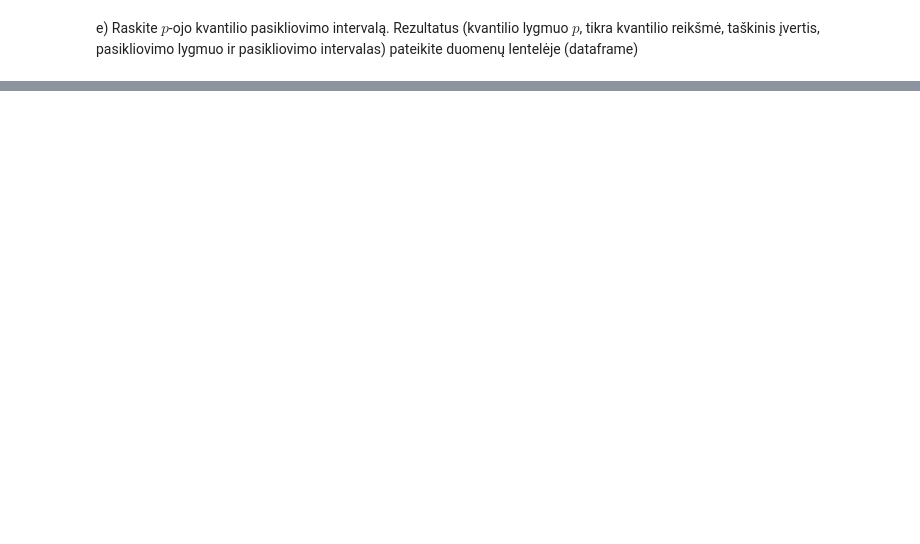
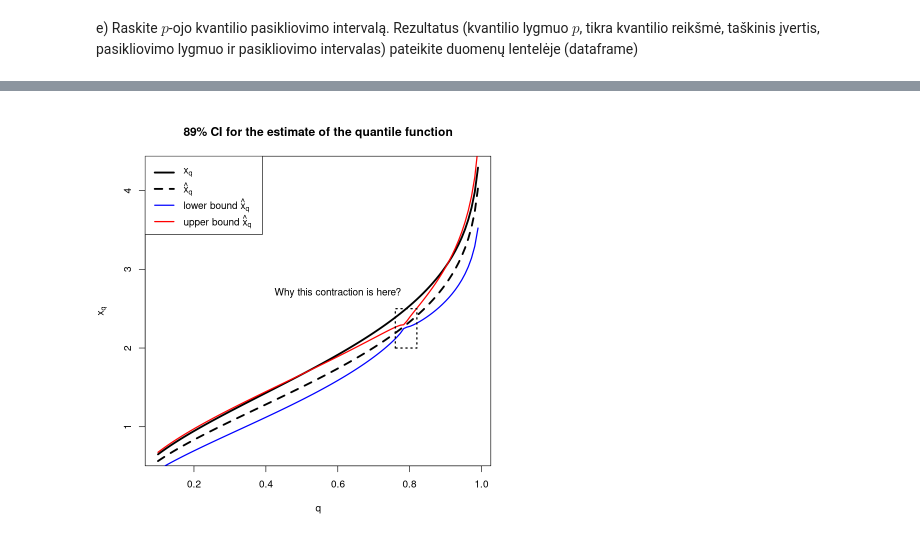
Before and after one commit to vabalas/pns-tasks, a Jupyter notebook: part-2/task-1.ipynb, the cells around one changed output, grey strips where cells are left out. Cells and saved outputs as stored; diff of their text form; code cells hidden in the pictures; blank space fills up the shorter version.

```diff
--- a/part-2/task-1.ipynb
+++ b/part-2/task-1.ipynb
@@ -149,3 +337,23 @@ d) Raskite intervalinį medianos įvertį. Rezultatus (tikra medianos reikšmė,
 e) Raskite $p$-ojo kvantilio pasikliovimo intervalą. Rezultatus (kvantilio lygmuo $p$, tikra
 kvantilio reikšmė, taškinis įvertis, pasikliovimo lygmuo ir pasikliovimo intervalas) pateikite
 duomenų lentelėje (dataframe)
+# %%
+qs <- seq(0.1, 0.99, length.out = 100)
+
+df_quantile <- data.frame(t(sapply(qs, function(q) {
+
+    estim <- unname(ci_quantile(q))
+    actual <- quantile(c(eta, nu))(q)
+
+    c(
+        q = q,
+        actual = actual,
+        lo = estim[1],
+        pointwise = estim[2],
+        hi = estim[3]
+    )
+})))
+
+
+
+tail(df_quantile)
@@ -151,0 +370,25 @@ duomenų lentelėje (dataframe)
+# %%
+plot(df_quantile$q, df_quantile$actual, col = "black", type = "l", lwd = 3, xlab = "", ylab = "")
+lines(df_quantile$q, df_quantile$pointwise, col = "black", lwd = 3, lty = 2)
+lines(df_quantile$q, df_quantile$lo, col = "blue", lwd = 2, lty = 1)
+lines(df_quantile$q, df_quantile$hi, col = "red", lwd = 2, lty = 1)
+title(
+    main = "89% CI for the estimate of the quantile function",
+    xlab = "q",
+    ylab = TeX("$x_q$")
+)
+legend(
+    "topleft",
+    legend = c(TeX("$x_q$"), TeX("$\\hat{x}_q$"), TeX("lower bound $\\hat{x}_q$"), TeX("upper bound $\\hat{x}_q$")),
+    col = c("black", "black", "blue", "red"),
+    lty = c(1, 2, 1, 1),
+    lwd = c(3, 3, 2, 2)
+)
+
+p1 <- c(0.78, 2, 0.78, 2)
+
+
+polygon(c(0.76, 0.76, 0.82, 0.82), c(2, 2.5, 2.5, 2), border = "black", lwd = 2, lty = 3)
+text(x = 0.6, y = 2.7, label = "Why this contraction is here?")
+# %% [output]
+[figure, added]
```
Also changed, not shown: parts of 15 cells of this notebook.
